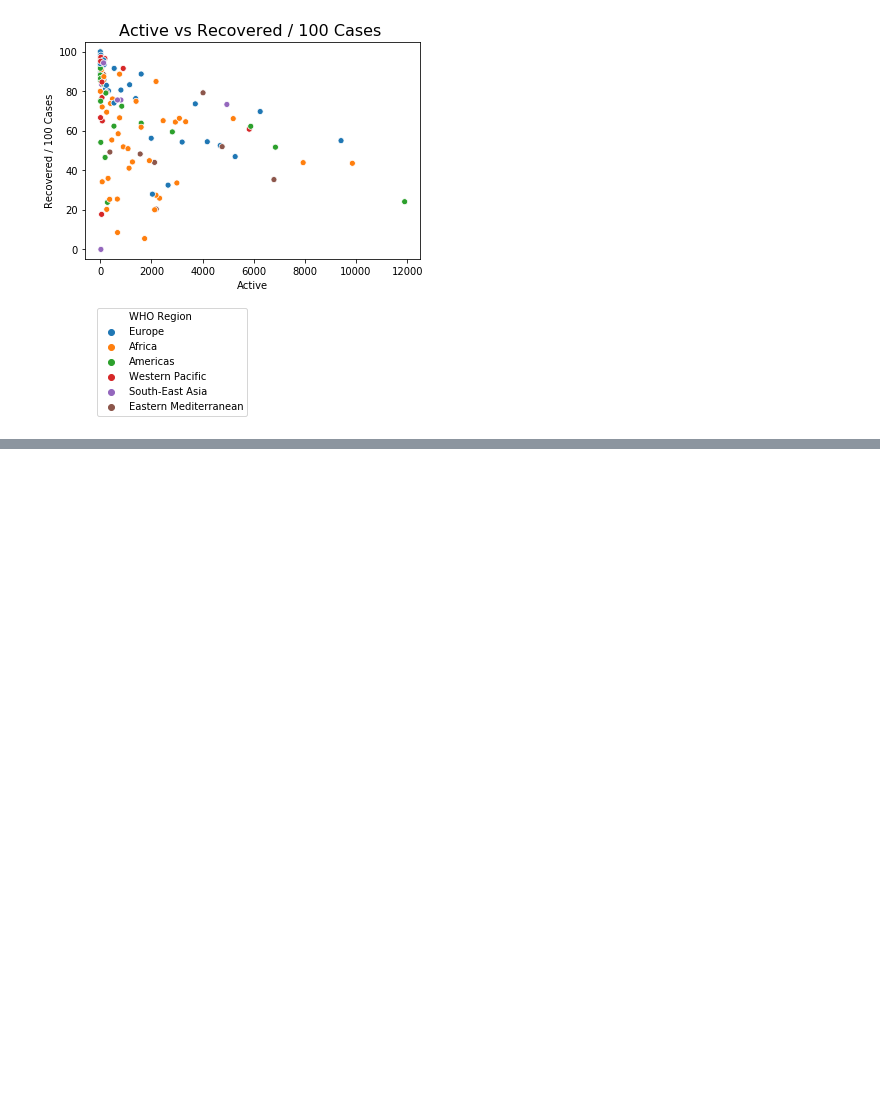
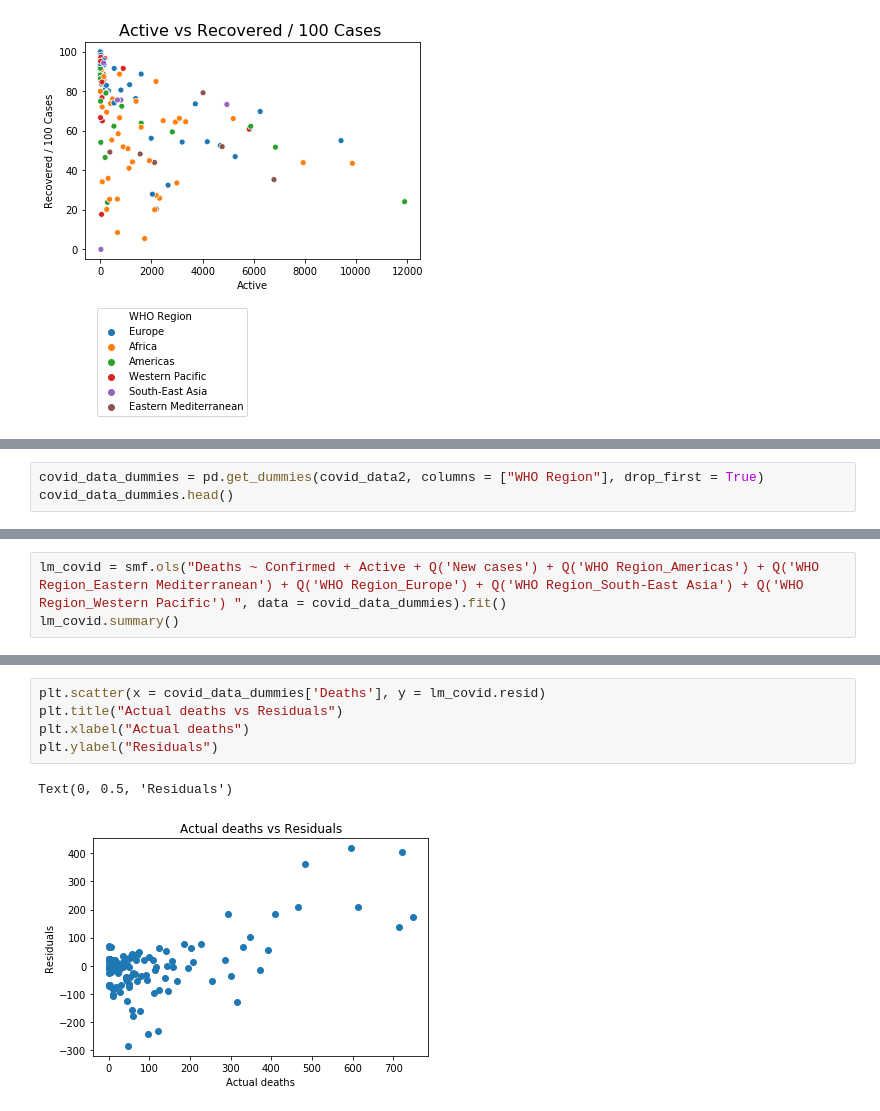
Before and after one commit to liger1apwm/Covid-data-analysis, a Jupyter notebook: covid_data_analysis.ipynb, the cells around one changed output, grey strips where cells are left out. Saved outputs shown, nothing was run; the diff lists cells and outputs as text; blank space fills up the shorter version.

```diff
--- a/covid_data_analysis.ipynb
+++ b/covid_data_analysis.ipynb
@@ -142,0 +164,3 @@ plt.savefig('Active_Recovered_percentage_plot')
+# %%
+covid_data_dummies = pd.get_dummies(covid_data2, columns = ["WHO Region"], drop_first = True)
+covid_data_dummies.head()
@@ -142,0 +181,3 @@ plt.savefig('Active_Recovered_percentage_plot')
+# %%
+lm_covid = smf.ols("Deaths ~ Confirmed + Active + Q('New cases') + Q('WHO Region_Americas') + Q('WHO Region_Eastern Mediterranean') + Q('WHO Region_Europe') + Q('WHO Region_South-East Asia') + Q('WHO Region_Western Pacific') ", data = covid_data_dummies).fit()
+lm_covid.summary()
@@ -142,0 +296,8 @@ plt.savefig('Active_Recovered_percentage_plot')
+# %%
+plt.scatter(x = covid_data_dummies['Deaths'], y = lm_covid.resid)
+plt.title("Actual deaths vs Residuals")
+plt.xlabel("Actual deaths")
+plt.ylabel("Residuals")
+# %% [output]
+Text(0, 0.5, 'Residuals')
+[figure, added]
```
Also changed, not shown: parts of 23 cells of this notebook, 1 other file.
